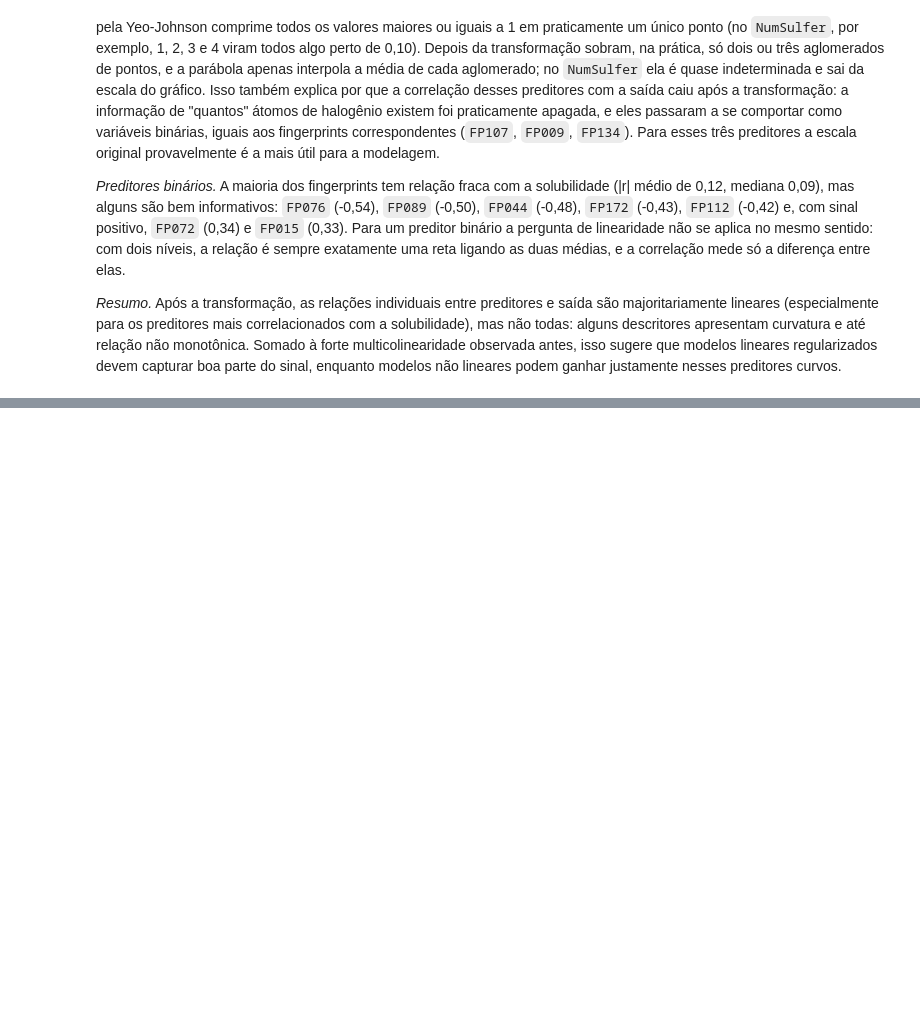
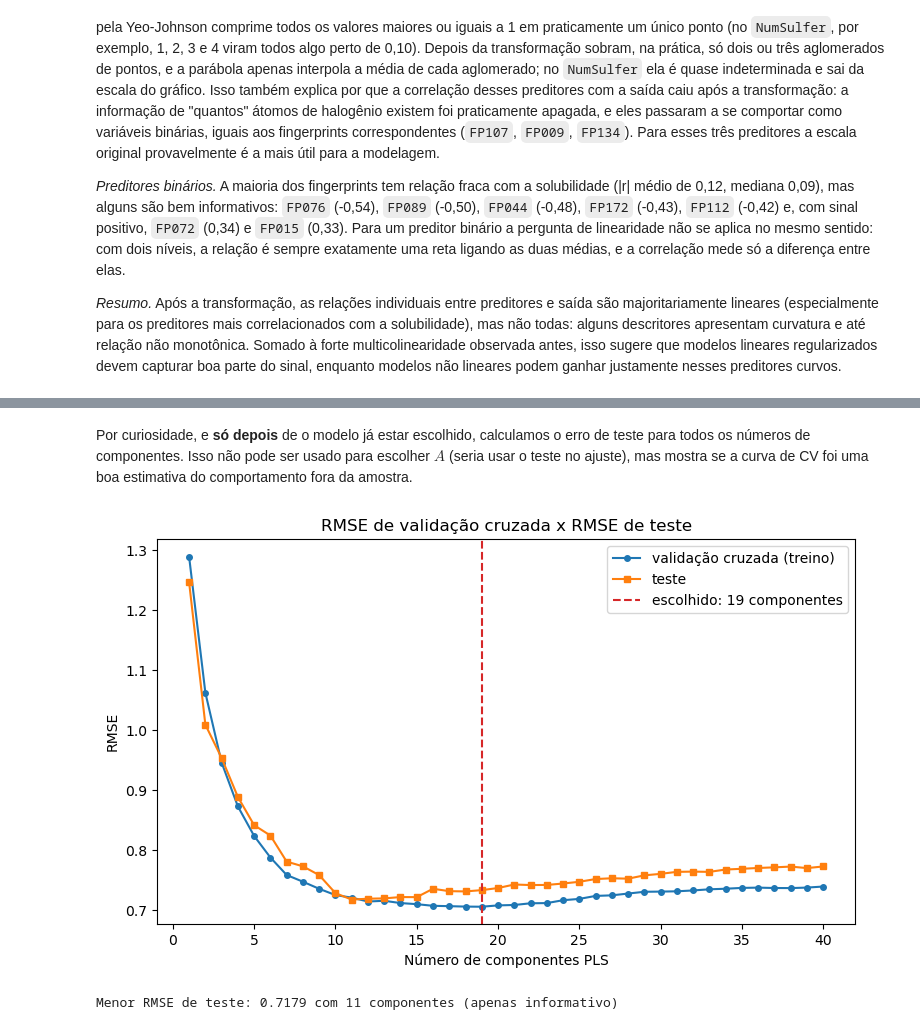
Before and after one commit to alissonjsb4/applied-computational-intelligence, a Jupyter notebook: homework02/homework2.ipynb, the cells around one changed output, grey strips where cells are left out. Cells and saved outputs as stored; diff of their text form; code cells hidden in the pictures; blank space fills up the shorter version.

```diff
--- a/homework02/homework2.ipynb
+++ b/homework02/homework2.ipynb
@@ -42,12 +37,11 @@ from scipy import stats
 os.makedirs('figuras', exist_ok=True)
 
 def salvar_figura(nome, dpi=120):
-    """Salva a figura atual em figuras/<nome>.png para ser usada no artigo."""
+    """Salva a figura atual em figuras/<nome>.png para ser usada no paper."""
     plt.savefig(os.path.join('figuras', nome + '.png'), dpi=dpi, bbox_inches='tight')
     return
 
 def ler(arquivo):
-    # sep='\t' porque o arquivo e separado por tabulacao; reset_index descarta o nome da linha
     return pd.read_csv(os.path.join('dataset', arquivo), sep='\t').reset_index(drop=True)
 
 X_treino = ler('solTrainX.txt')
@@ -568,0 +790,22 @@ boa parte do sinal, enquanto modelos não lineares podem ganhar justamente nesse
+# %%
+parametros_finais = ajustar_preprocessamento(X_treino)
+X_treino_pad = aplicar_preprocessamento(X_treino, parametros_finais)
+X_teste_pad = aplicar_preprocessamento(X_teste, parametros_finais)  # mesmos parametros do treino
+
+coeficientes_finais, media_y_final = pls_nipals(X_treino_pad, y_tr, A_MAX)
+beta_final = coeficientes_finais[:, A_otimo - 1]
+
+y_previsto_treino = X_treino_pad @ beta_final + media_y_final
+y_previsto_teste = X_teste_pad @ beta_final + media_y_final
+
+resultados = pd.DataFrame({
+    'RMSE': [rmse(y_tr, y_previsto_treino), perfil_cv.loc[A_otimo, 'RMSE_medio'], rmse(y_teste.values, y_previsto_teste)],
+    'R2': [r2(y_tr, y_previsto_treino), perfil_cv.loc[A_otimo, 'R2_medio'], r2(y_teste.values, y_previsto_teste)],
+}, index=['treino (ajuste)', 'validação cruzada 10-fold', 'teste']).round(4)
+
+print('PLS com %d componentes' % A_otimo)
+print(resultados.to_string())
+
+y_previsto_1ep = X_teste_pad @ coeficientes_finais[:, A_1ep - 1] + media_y_final
+print('\nPara comparacao, PLS com %d componentes (regra de 1 erro padrao): teste RMSE = %.4f, R2 = %.4f'
+      % (A_1ep, rmse(y_teste.values, y_previsto_1ep), r2(y_teste.values, y_previsto_1ep)))
@@ -568,0 +846,24 @@ boa parte do sinal, enquanto modelos não lineares podem ganhar justamente nesse
+# %% [markdown]
+Por curiosidade, e **só depois** de o modelo já estar escolhido, calculamos o erro de teste para todos
+os números de componentes. Isso não pode ser usado para escolher $A$ (seria usar o teste no ajuste),
+mas mostra se a curva de CV foi uma boa estimativa do comportamento fora da amostra.
+# %%
+previsoes_teste_todos = X_teste_pad @ coeficientes_finais + media_y_final
+rmse_teste_todos = [rmse(y_teste.values, previsoes_teste_todos[:, a]) for a in range(A_MAX)]
+
+plt.figure(figsize=(9, 5))
+plt.plot(componentes, perfil_cv['RMSE_medio'], marker='o', ms=4, label='validação cruzada (treino)')
+plt.plot(componentes, rmse_teste_todos, marker='s', ms=4, label='teste')
+plt.axvline(A_otimo, color='tab:red', ls='--', label='escolhido: %d componentes' % A_otimo)
+plt.xlabel('Número de componentes PLS')
+plt.ylabel('RMSE')
+plt.title('RMSE de validação cruzada x RMSE de teste')
+plt.legend()
+salvar_figura('pls_cv_vs_teste')
+plt.show()
+
+print('Menor RMSE de teste: %.4f com %d componentes (apenas informativo)'
+      % (min(rmse_teste_todos), int(np.argmin(rmse_teste_todos)) + 1))
+# %% [output]
+[figure, added]
+Menor RMSE de teste: 0.7179 com 11 componentes (apenas informativo)
```
Also changed, not shown: parts of 31 cells of this notebook, 5 other files.
